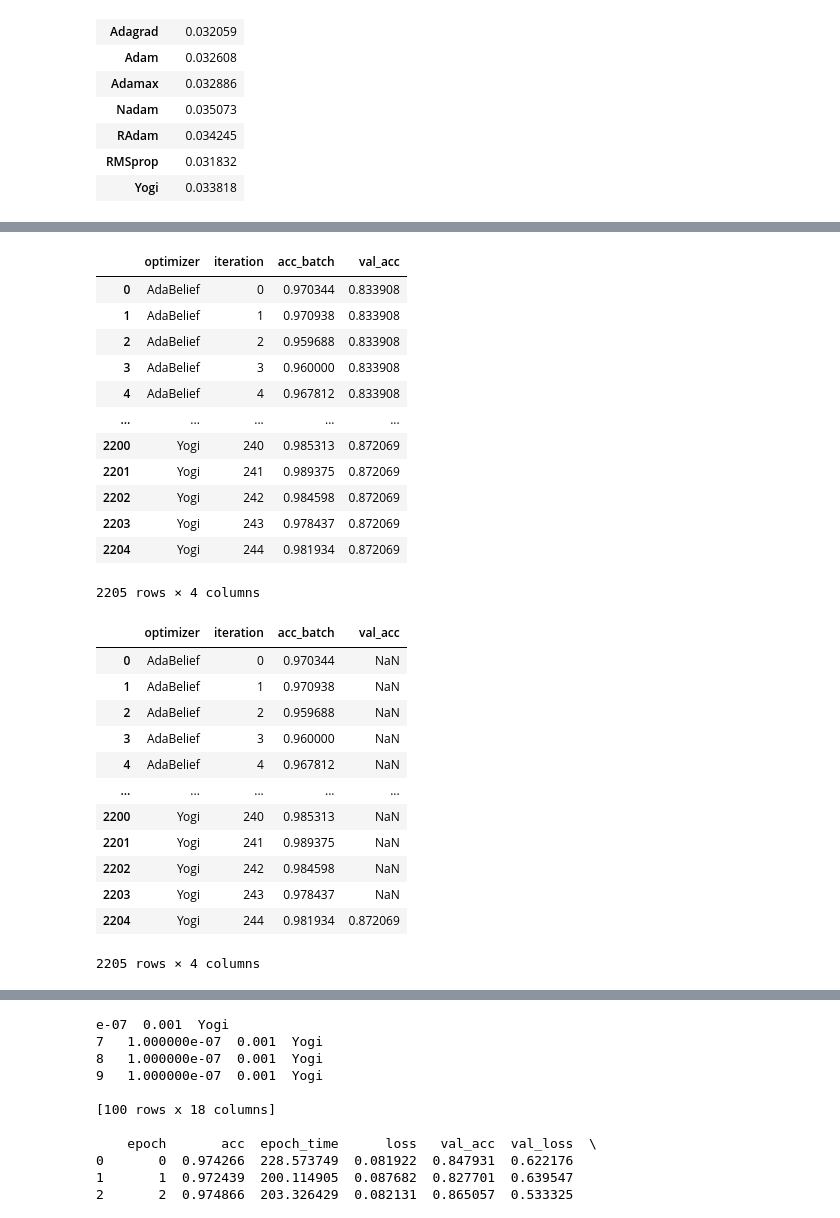
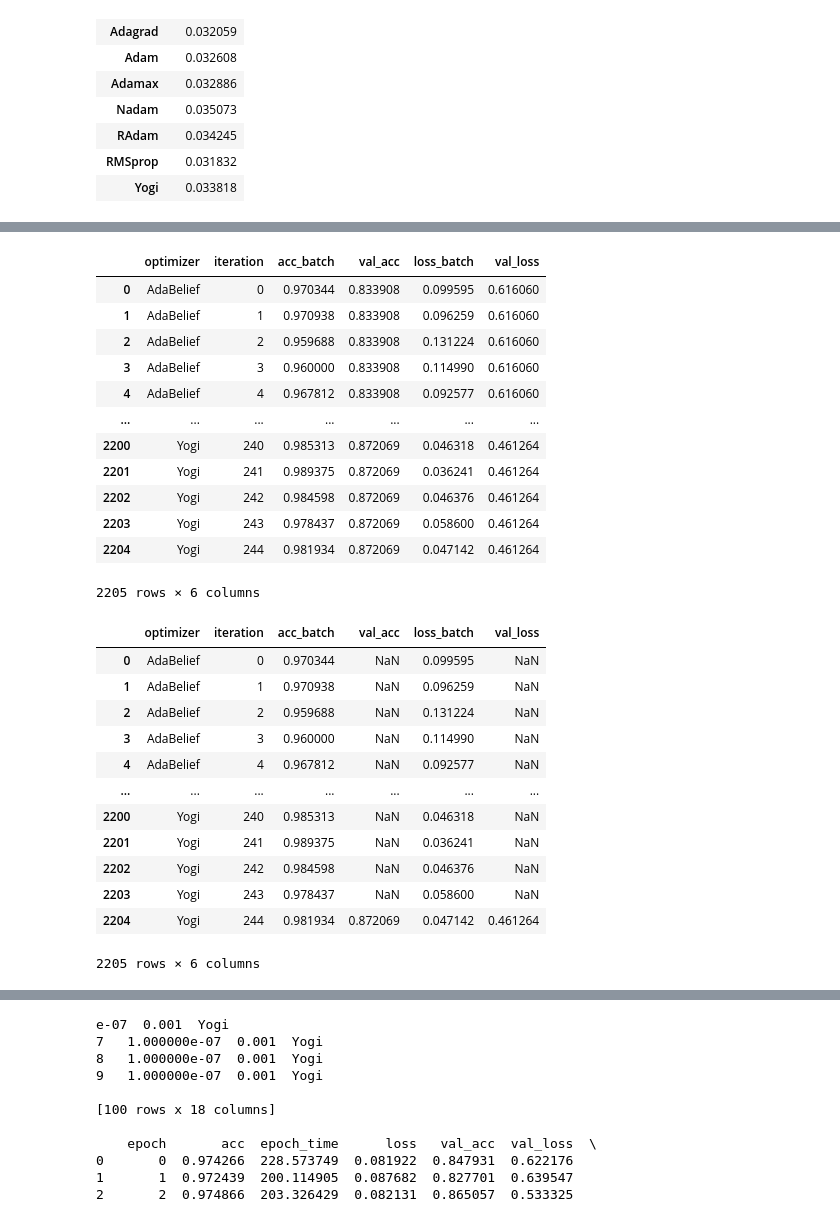
Before and after one commit to dunnkers/optimizers-sign-language, a Jupyter notebook: exploration/results.ipynb, the cells around one changed output, grey strips where cells are left out. Saved outputs shown, nothing was run; the diff lists cells and outputs as text; code cells hidden in the pictures.

```diff
--- a/exploration/results.ipynb
+++ b/exploration/results.ipynb
@@ -66,7 +66,8 @@ df.groupby('optimizer').agg({'batch_time':'mean'})
 # %%
 def func(df):
     newdf = df.groupby(['iteration']).mean()
-    b = newdf.groupby(newdf.index // 50).agg({'acc_batch': 'mean','val_acc': lambda x: x.iloc[0]})
+    b = newdf.groupby(newdf.index // 50).agg({'acc_batch': 'mean','val_acc': lambda x: x.iloc[0],
+                                                'loss_batch': 'mean', 'val_loss': lambda x: x.iloc[0]})
     return b
 a = df.groupby('optimizer').apply(func)
 a
@@ -89,36 +90,37 @@ a
 c = a.reset_index(level=['optimizer', 'iteration'])
 c
 # %% [output]
-|  | optimizer | iteration | acc_batch | val_acc |
-| 0 | AdaBelief | 0 | 0.970344 | 0.833908 |
-| 1 | AdaBelief | 1 | 0.970938 | 0.833908 |
-| 2 | AdaBelief | 2 | 0.959688 | 0.833908 |
-| 3 | AdaBelief | 3 | 0.960000 | 0.833908 |
-| 4 | AdaBelief | 4 | 0.967812 | 0.833908 |
-| ... | ... | ... | ... | ... |
-| 2200 | Yogi | 240 | 0.985313 | 0.872069 |
-| 2201 | Yogi | 241 | 0.989375 | 0.872069 |
-| 2202 | Yogi | 242 | 0.984598 | 0.872069 |
-| 2203 | Yogi | 243 | 0.978437 | 0.872069 |
-| 2204 | Yogi | 244 | 0.981934 | 0.872069 |
+|  | optimizer | iteration | acc_batch | val_acc | loss_batch | val_loss |
+| 0 | AdaBelief | 0 | 0.970344 | 0.833908 | 0.099595 | 0.616060 |
+| 1 | AdaBelief | 1 | 0.970938 | 0.833908 | 0.096259 | 0.616060 |
+| 2 | AdaBelief | 2 | 0.959688 | 0.833908 | 0.131224 | 0.616060 |
+| 3 | AdaBelief | 3 | 0.960000 | 0.833908 | 0.114990 | 0.616060 |
+| 4 | AdaBelief | 4 | 0.967812 | 0.833908 | 0.092577 | 0.616060 |
+| ... | ... | ... | ... | ... | ... | ... |
+| 2200 | Yogi | 240 | 0.985313 | 0.872069 | 0.046318 | 0.461264 |
+| 2201 | Yogi | 241 | 0.989375 | 0.872069 | 0.036241 | 0.461264 |
+| 2202 | Yogi | 242 | 0.984598 | 0.872069 | 0.046376 | 0.461264 |
+| 2203 | Yogi | 243 | 0.978437 | 0.872069 | 0.058600 | 0.461264 |
+| 2204 | Yogi | 244 | 0.981934 | 0.872069 | 0.047142 | 0.461264 |
-2205 rows × 4 columns
+2205 rows × 6 columns
 # %%
 c.loc[c.duplicated('val_acc', keep='last'), 'val_acc'] = np.nan
+c.loc[c.duplicated('val_loss', keep='last'), 'val_loss'] = np.nan
 c
 # %% [output]
-|  | optimizer | iteration | acc_batch | val_acc |
-| 0 | AdaBelief | 0 | 0.970344 | NaN |
-| 1 | AdaBelief | 1 | 0.970938 | NaN |
-| 2 | AdaBelief | 2 | 0.959688 | NaN |
-| 3 | AdaBelief | 3 | 0.960000 | NaN |
-| 4 | AdaBelief | 4 | 0.967812 | NaN |
-| ... | ... | ... | ... | ... |
-| 2200 | Yogi | 240 | 0.985313 | NaN |
-| 2201 | Yogi | 241 | 0.989375 | NaN |
-| 2202 | Yogi | 242 | 0.984598 | NaN |
-| 2203 | Yogi | 243 | 0.978437 | NaN |
-| 2204 | Yogi | 244 | 0.981934 | 0.872069 |
+|  | optimizer | iteration | acc_batch | val_acc | loss_batch | val_loss |
+| 0 | AdaBelief | 0 | 0.970344 | NaN | 0.099595 | NaN |
+| 1 | AdaBelief | 1 | 0.970938 | NaN | 0.096259 | NaN |
+| 2 | AdaBelief | 2 | 0.959688 | NaN | 0.131224 | NaN |
+| 3 | AdaBelief | 3 | 0.960000 | NaN | 0.114990 | NaN |
+| 4 | AdaBelief | 4 | 0.967812 | NaN | 0.092577 | NaN |
+| ... | ... | ... | ... | ... | ... | ... |
+| 2200 | Yogi | 240 | 0.985313 | NaN | 0.046318 | NaN |
+| 2201 | Yogi | 241 | 0.989375 | NaN | 0.036241 | NaN |
+| 2202 | Yogi | 242 | 0.984598 | NaN | 0.046376 | NaN |
+| 2203 | Yogi | 243 | 0.978437 | NaN | 0.058600 | NaN |
+| 2204 | Yogi | 244 | 0.981934 | 0.872069 | 0.047142 | 0.461264 |
-2205 rows × 4 columns
+2205 rows × 6 columns
 # %%
 d = c.rename(columns={'acc_batch': 'training', 'val_acc': 'validation'})
 molten = d.melt(id_vars=['iteration', 'optimizer'],
```
Also changed, not shown: parts of 3 cells of this notebook.
